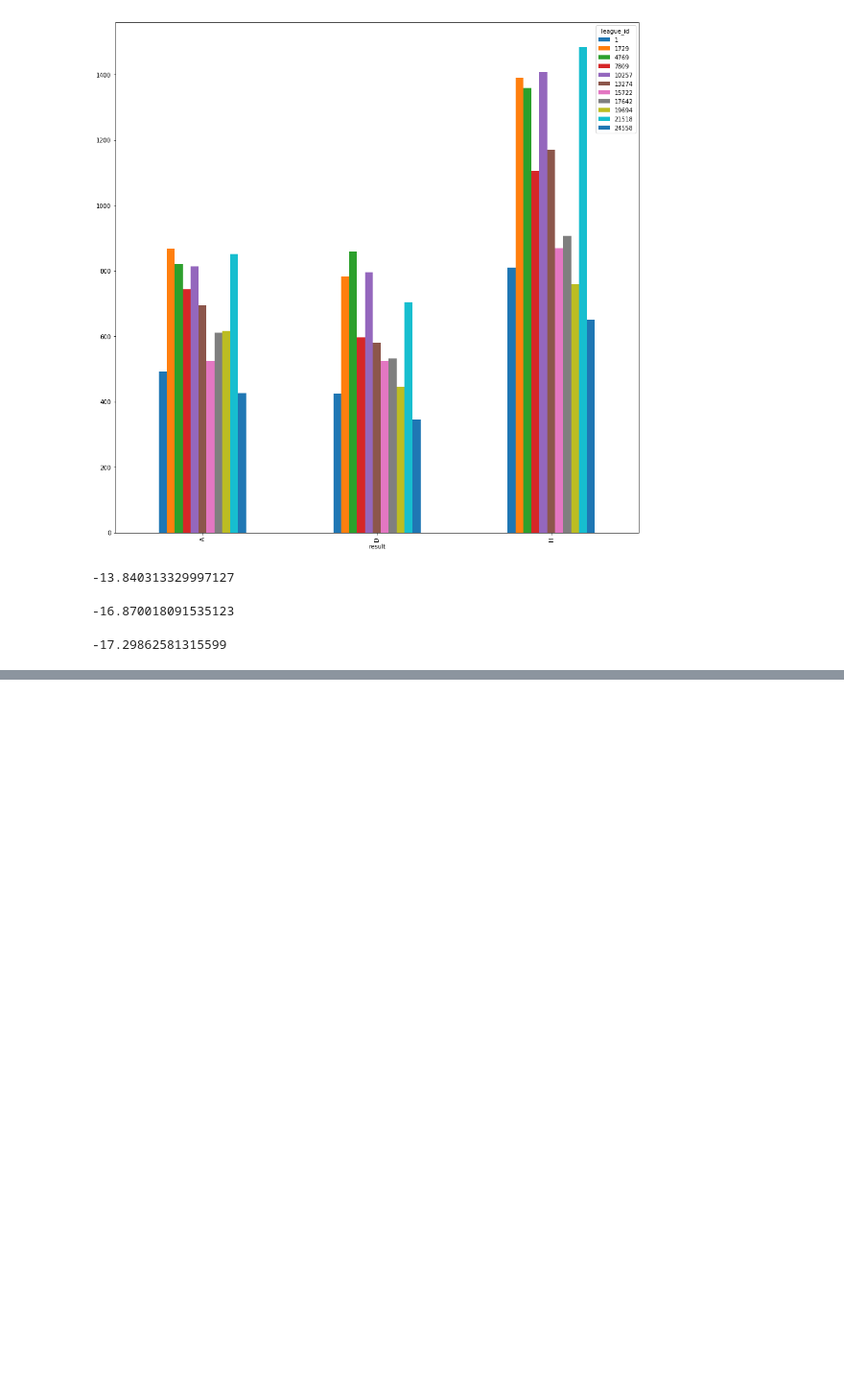
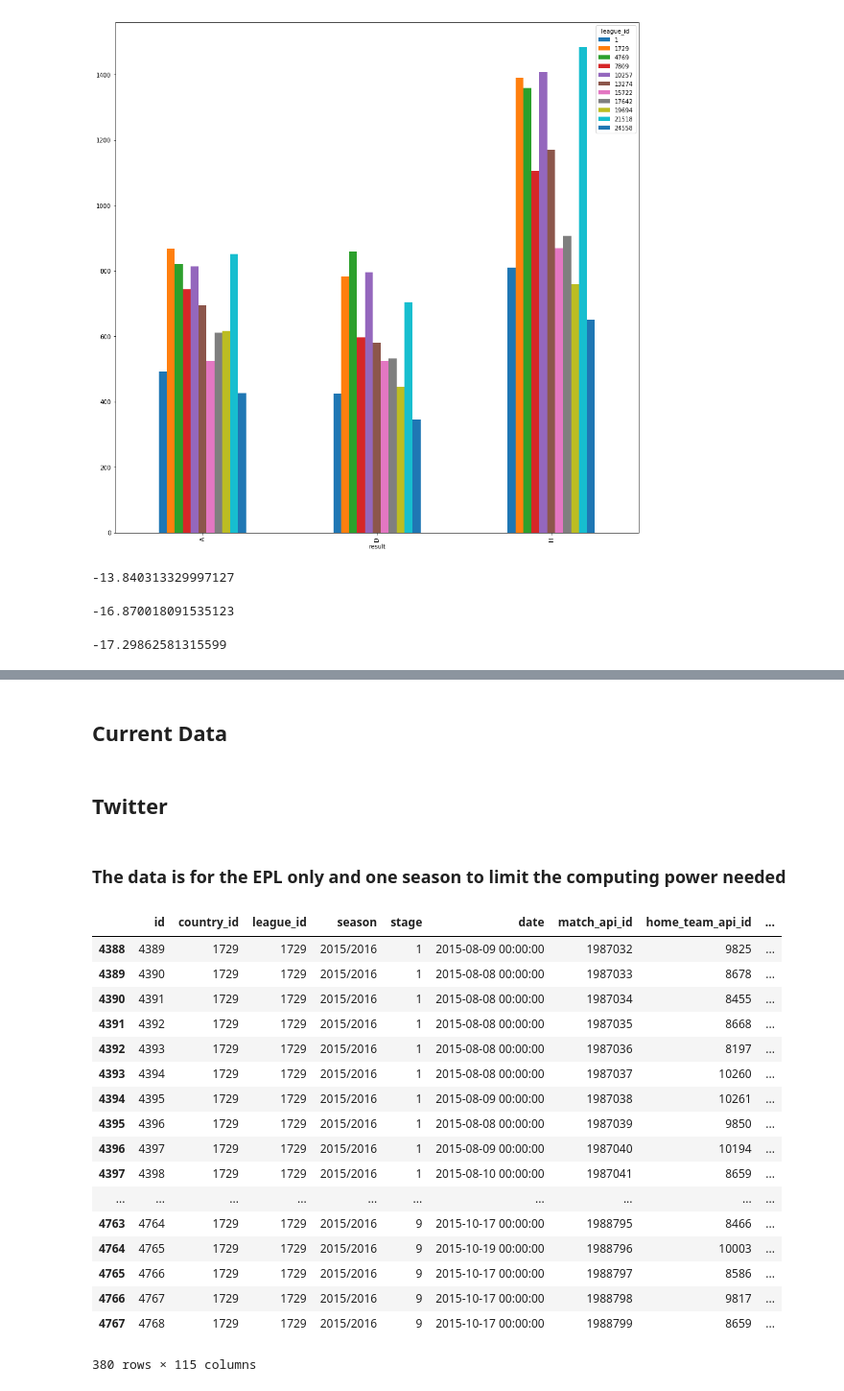
Before and after one commit to rfm2274/Soccer, a Jupyter notebook: Soccer Betting.ipynb, the cells around one changed output, grey strips where cells are left out. Shown at 96% size. Cells and saved outputs as stored; diff of their text form; code cells hidden in the pictures; blank space fills up the shorter version.

```diff
--- a/Soccer Betting.ipynb
+++ b/Soccer Betting.ipynb
@@ -409,0 +495,29 @@ KeyboardInterrupt:
+# %% [markdown]
+<H2> Current Data  </H2>
+# %% [markdown]
+<H2> Twitter </H2>
+# %% [markdown]
+<h3>The data is for the EPL only and one season to limit the computing power needed </h3>
+# %%
+EPL = matches[matches.league_id == 1729]
+EPL = EPL[EPL.season == '2015/2016']
+EPL
+# %% [output]
+|  | id | country_id | league_id | season | stage | date | match_api_id | home_team_api_id | ... |
+| 4388 | 4389 | 1729 | 1729 | 2015/2016 | 1 | 2015-08-09 00:00:00 | 1987032 | 9825 | ... |
+| 4389 | 4390 | 1729 | 1729 | 2015/2016 | 1 | 2015-08-08 00:00:00 | 1987033 | 8678 | ... |
+| 4390 | 4391 | 1729 | 1729 | 2015/2016 | 1 | 2015-08-08 00:00:00 | 1987034 | 8455 | ... |
+| 4391 | 4392 | 1729 | 1729 | 2015/2016 | 1 | 2015-08-08 00:00:00 | 1987035 | 8668 | ... |
+| 4392 | 4393 | 1729 | 1729 | 2015/2016 | 1 | 2015-08-08 00:00:00 | 1987036 | 8197 | ... |
+| 4393 | 4394 | 1729 | 1729 | 2015/2016 | 1 | 2015-08-08 00:00:00 | 1987037 | 10260 | ... |
+| 4394 | 4395 | 1729 | 1729 | 2015/2016 | 1 | 2015-08-09 00:00:00 | 1987038 | 10261 | ... |
+| 4395 | 4396 | 1729 | 1729 | 2015/2016 | 1 | 2015-08-08 00:00:00 | 1987039 | 9850 | ... |
+| 4396 | 4397 | 1729 | 1729 | 2015/2016 | 1 | 2015-08-09 00:00:00 | 1987040 | 10194 | ... |
+| 4397 | 4398 | 1729 | 1729 | 2015/2016 | 1 | 2015-08-10 00:00:00 | 1987041 | 8659 | ... |
+| ... | ... | ... | ... | ... | ... | ... | ... | ... | ... |
+| 4763 | 4764 | 1729 | 1729 | 2015/2016 | 9 | 2015-10-17 00:00:00 | 1988795 | 8466 | ... |
+| 4764 | 4765 | 1729 | 1729 | 2015/2016 | 9 | 2015-10-19 00:00:00 | 1988796 | 10003 | ... |
+| 4765 | 4766 | 1729 | 1729 | 2015/2016 | 9 | 2015-10-17 00:00:00 | 1988797 | 8586 | ... |
+| 4766 | 4767 | 1729 | 1729 | 2015/2016 | 9 | 2015-10-17 00:00:00 | 1988798 | 9817 | ... |
+| 4767 | 4768 | 1729 | 1729 | 2015/2016 | 9 | 2015-10-17 00:00:00 | 1988799 | 8659 | ... |
+380 rows × 115 columns
```
Also changed, not shown: parts of 48 cells of this notebook.
